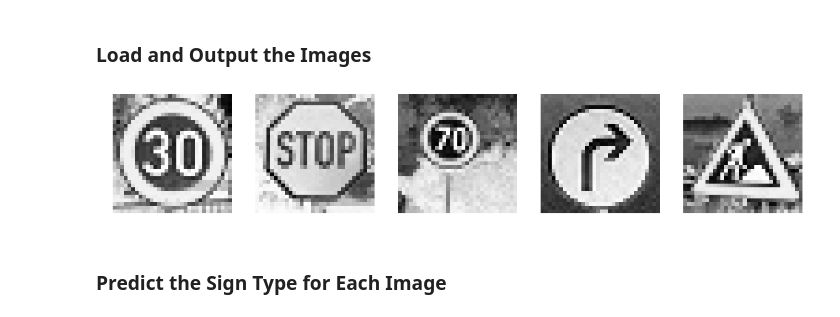
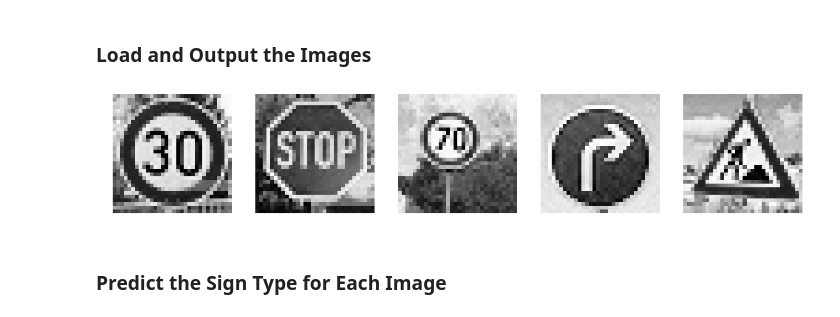
Before and after one commit to nickpoerio/CarND-Traffic-Sign-Classifier-Project, a Jupyter notebook: Traffic_Sign_Classifier.ipynb, the cells around one changed output. Drawn from its saved outputs; the diff is of its cells as text; code cells hidden in the pictures.

```diff
--- a/Traffic_Sign_Classifier.ipynb
+++ b/Traffic_Sign_Classifier.ipynb
@@ -277,8 +277,8 @@ class ImgAug:
 
         return cv2.warpPerspective(img,M,(32,32))
 # %%
-#augmentation of the training set: max 4 times for the less numerous classes
-ntimes=4
+#augmentation of the training set: max 2 times for the less numerous classes due to memory limitations
+ntimes=2
 X_train_aug = np.repeat(np.zeros(X_train_n.shape),ntimes+1,axis=0)
 y_train_aug = np.repeat(np.zeros(y_train.shape),ntimes+1,axis=0)
 cho=np.zeros(y_train_aug.shape)
@@ -345,17 +345,17 @@ plt.imshow(X_train_aug[idx],cmap='Greys')
 # %%
 from sklearn.utils import shuffle
 
-X_train_n2 = np.append(X_train_n, X_train_aug, axis=0)
-y_train_n2 = np.append(y_train, y_train, axis=0)
+X_train_aug = np.append(X_train_n, X_train_aug, axis=0)
+y_train_aug = np.append(y_train, y_train_aug, axis=0)
 
-X_train_n2, y_train_n2 = shuffle(X_train_n2, y_train_n2)
+X_train_aug, y_train_aug = shuffle(X_train_aug, y_train_aug)
 # %%
 #normalization
-X_train_n2 = (X_train_n2-128)/128
+X_train_aug = (X_train_aug-128)/128
 X_valid_n = (X_valid_n-128)/128
 X_test_n = (X_test_n-128)/128
 
-X_train_n2 = np.expand_dims(X_train_n2,axis=3)
+X_train_aug = np.expand_dims(X_train_aug,axis=3)
 X_valid_n = np.expand_dims(X_valid_n,axis=3)
 X_test_n = np.expand_dims(X_test_n,axis=3)
 # %% [markdown]
@@ -431,9 +431,9 @@ sets imply underfitting. A high accuracy on the training set but low accuracy on
 ### Once a final model architecture is selected,
 ### the accuracy on the test set should be calculated and reported as well.
 ### Feel free to use as many code cells as needed.
-from sklearn.metrics import precision_score, recall_score, f1_score
+from sklearn.metrics import precision_score, recall_score
 
-EPOCHS = 2
+EPOCHS = 3
 BATCH_SIZE = 128
 
 x = tf.placeholder(tf.float32, (None, 32, 32, 1))
@@ -468,19 +468,21 @@ def evaluate(X_data, y_data):
 
 with tf.Session() as sess:
     sess.run(tf.global_variables_initializer())
-    num_examples = len(X_train_n2)
+    num_examples = len(X_train_aug)
 
     print("Training...")
     print()
     for i in range(EPOCHS):
-        X_train_n2, y_train_n2 = shuffle(X_train_n2, y_train_n2)
+        X_train_aug, y_train_aug = shuffle(X_train_aug, y_train_aug)
         for offset in range(0, num_examples, BATCH_SIZE):
             end = offset + BATCH_SIZE
-            batch_x, batch_y = X_train_n2[offset:end], y_train_n2[offset:end]
+            batch_x, batch_y = X_train_aug[offset:end], y_train_aug[offset:end]
             sess.run(training_operation, feed_dict={x: batch_x, y: batch_y, keep_prob: 0.67})
 
+        training_accuracy = evaluate(X_train_aug, y_train_aug)
         validation_accuracy = evaluate(X_valid_n, y_valid)
         print("EPOCH {} ...".format(i+1))
+        print("Training Accuracy = {:.3f}".format(training_accuracy))
         print("Validation Accuracy = {:.3f}".format(validation_accuracy))
         print()
     test_accuracy = evaluate(X_test_n, y_test)
@@ -488,8 +490,8 @@ with tf.Session() as sess:
     test_prediction = sess.run(tf.argmax(logits, 1), feed_dict={x: X_test_n, y: y_test, keep_prob: 1.})
     for i in range(n_classes):
 
-        print("Test Precision for class {}= {:.3f}".format(i,precision_score(y_test==i,test_prediction==i)))
-        print("Test Recall for class {}= {:.3f}".format(i,recall_score(y_test==i,test_prediction==i)))
+        print("Test Precision for class #{} {}= {:.3f}".format(i,labels[i+1][1],precision_score(y_test==i,test_prediction==i)))
+        print("Test Recall for class #{} {}= {:.3f}".format(i,labels[i+1][1],recall_score(y_test==i,test_prediction==i)))
 
     saver.save(sess, './lenet')
     print("Model saved")
@@ -524,24 +526,24 @@ You may find `signnames.csv` useful as it contains mappings from the class id (i
 # %%
 ### Load the images and plot them here.
 ### Feel free to use as many code cells as needed.
 import matplotlib.image as mpimg
 
 newfig = np.zeros((5,32,32,3))
 newfig1 = np.zeros((5,32,32))
 plt.figure(figsize=fgsz)
 
 
 for i in range(5):
     a = mpimg.imread('internet_images/fig{}.jpg'.format(i+1),format='jpeg')
     plt.subplot(1,5,i+1)
     plt.axis('off')
-    newfig1[i] = cv2.cvtColor(a, cv2.COLOR_BGR2GRAY)
+    newfig1[i] = cv2.bitwise_not(cv2.cvtColor(a, cv2.COLOR_BGR2GRAY))
     plt.imshow(newfig1[i],cmap='Greys')
 
 newfig1 = (newfig1-128)/128
 newfig1 = np.expand_dims(newfig1,axis=3)
 # %% [output]
-[figure, old version]
+[figure, new version]
 # %% [markdown]
 ### Predict the Sign Type for Each Image
 # %%
```
Also changed, not shown: parts of 7 cells of this notebook, 5 other files.
